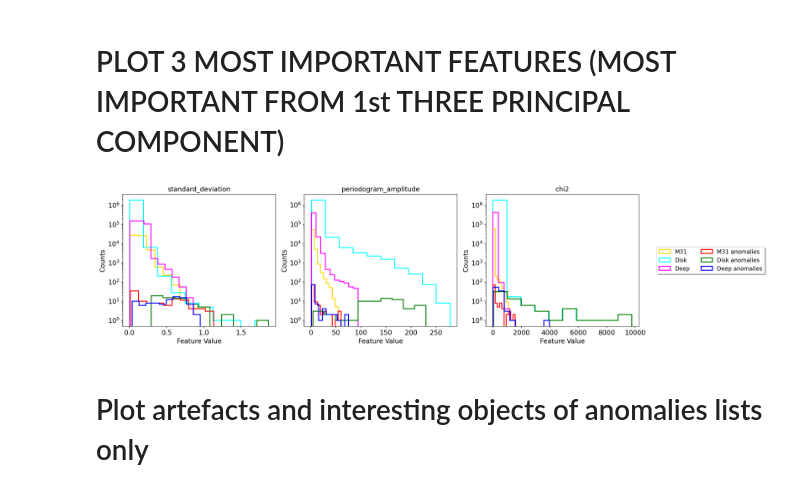
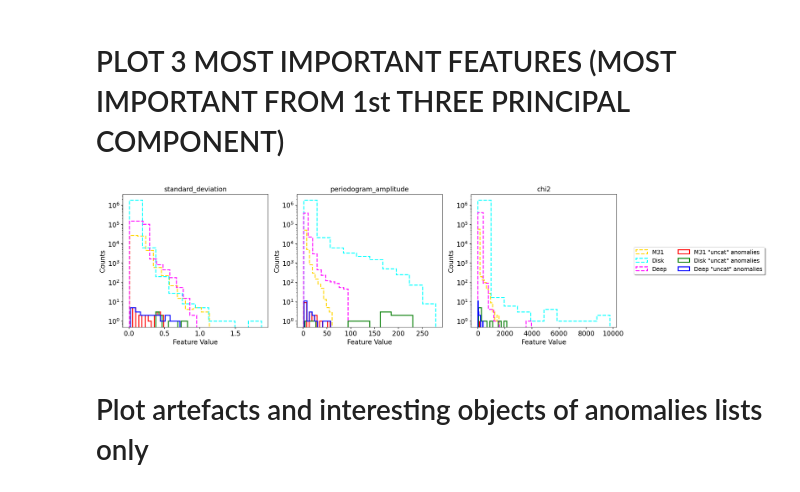
Before and after one commit to snad-space/zwad, a Jupyter notebook: notebooks/histograms_plot.ipynb, the cells around one changed output. Cells and saved outputs as stored; diff of their text form; code cells hidden in the pictures.

Commit message:
update plots + notebooks for 8/7/20 meeting

```diff
--- a/notebooks/histograms_plot.ipynb
+++ b/notebooks/histograms_plot.ipynb
@@ -39,9 +39,11 @@ deep_names = open('../data/feature_deep.name').read().split()
 deep_dtype = [(name, np.float32) for name in deep_names]
 deep_x = np.memmap('../data/feature_deep.dat', mode='r', dtype=deep_dtype, shape=deep_oid.shape)
 # %%
-m31_anom_tab = pd.read_csv('../data/m31_anomalies_table.csv', index_col='oid')
-disk_anom_tab = pd.read_csv('../data/disk_anomalies_table.csv', index_col='oid')
-deep_anom_tab = pd.read_csv('../data/deep_anomalies_table.csv', index_col='oid')
+# updated 08/03/20
+
+m31_anom_tab = pd.read_csv('../data/m31_expert_anomalies.csv', index_col='oid')
+disk_anom_tab = pd.read_csv('../data/disk_expert_anomalies.csv', index_col='oid')
+deep_anom_tab = pd.read_csv('../data/deep_expert_anomalies.csv', index_col='oid')
 # %%
 deep_anom_tab
 # %% [output]
@@ -62,18 +69,21 @@ deep_anom_tab
 # %%
-fig = plt.figure(figsize=(45, 55))
+fig = plt.figure(figsize=(35, 45))
 
 for i, f in enumerate(m31_names):
     ax = fig.add_subplot(7, 6, i+1) #42 features
 
-    plt.hist(m31_x['{}'.format(f)], histtype='step', color='gold', linewidth=2, label='M31')
-    plt.hist(disk_x['{}'.format(f)], histtype='step', color='cyan', linewidth=2, label='Disk')
-    plt.hist(deep_x['{}'.format(f)], histtype='step', color='magenta', linewidth=2, label='Deep')
+    plt.hist(m31_x['{}'.format(f)], histtype='step', color='gold',
+             linestyle='dashed', linewidth=2, label='M31')
+    plt.hist(disk_x['{}'.format(f)], histtype='step', color='cyan',
+             linestyle='dashed', linewidth=2, label='Disk')
+    plt.hist(deep_x['{}'.format(f)], histtype='step', color='magenta',
+             linestyle='dashed', linewidth=2, label='Deep')
     plt.hist(m31_anom_tab['{}'.format(f)], histtype='step', color='red',
-             alpha=1, linewidth=2, label='M31 anomalies')
+             alpha=1, linewidth=2, label='M31 "uncat" anomalies')
     plt.hist(disk_anom_tab['{}'.format(f)], histtype='step', color='green',
-             alpha=1, linewidth=2, label='Disk anomalies')
+             alpha=1, linewidth=2, label='Disk "uncat" anomalies')
     plt.hist(deep_anom_tab['{}'.format(f)], histtype='step', color='blue',
-             alpha=1, linewidth=2, label='Deep anomalies')
+             alpha=1, linewidth=2, label='Deep "uncat" anomalies')
 
     ax.set_title(r'{}'.format(f), fontsize=14)
     ax.set_ylabel('Counts', fontsize=14)
@@ -85,5 +95,5 @@ for i, f in enumerate(m31_names):
 plt.legend(loc='center left', bbox_to_anchor=(-3.2, -0.3), ncol=2, fancybox=True, shadow=True, fontsize=14)
 
 fig.tight_layout()
-fig.savefig('../figs/histograms/all_features_histogram_with_anomalies.png', format='png', bbox_inches='tight', dpi=400)
+fig.savefig('../figs/histograms/all_features_histogram_uncat_anomalies.png', format='png', bbox_inches='tight', dpi=300)
 # %% [output]
@@ -95,32 +105,35 @@ three_most_important_features = ['standard_deviation', 'periodogram_amplitude',
 # %%
 fig = plt.figure(figsize=(20, 5))
 
 for i, f in enumerate(three_most_important_features):
     ax = fig.add_subplot(1, 3, i+1) #3 features
 
-    plt.hist(m31_x['{}'.format(f)], histtype='step', color='gold', linewidth=2, label='M31')
-    plt.hist(disk_x['{}'.format(f)], histtype='step', color='cyan', linewidth=2, label='Disk')
-    plt.hist(deep_x['{}'.format(f)], histtype='step', color='magenta', linewidth=2, label='Deep')
+    plt.hist(m31_x['{}'.format(f)], histtype='step', color='gold',
+             linestyle='dashed', linewidth=2, label='M31')
+    plt.hist(disk_x['{}'.format(f)], histtype='step', color='cyan',
+             linestyle='dashed', linewidth=2, label='Disk')
+    plt.hist(deep_x['{}'.format(f)], histtype='step', color='magenta',
+             linestyle='dashed', linewidth=2, label='Deep')
     plt.hist(m31_anom_tab['{}'.format(f)], histtype='step', color='red',
-             alpha=1, linewidth=2, label='M31 anomalies')
+             alpha=1, linewidth=2, label='M31 "uncat" anomalies')
     plt.hist(disk_anom_tab['{}'.format(f)], histtype='step', color='green',
-             alpha=1, linewidth=2, label='Disk anomalies')
+             alpha=1, linewidth=2, label='Disk "uncat" anomalies')
     plt.hist(deep_anom_tab['{}'.format(f)], histtype='step', color='blue',
-             alpha=1, linewidth=2, label='Deep anomalies')
+             alpha=1, linewidth=2, label='Deep "uncat" anomalies')
 
     ax.set_title(r'{}'.format(f), fontsize=14)
     ax.set_ylabel('Counts', fontsize=14)
     ax.set_xlabel('Feature Value', fontsize=14)
     ax.set_yscale('log')
     ax.tick_params(labelsize=14)
     #ax.legend(loc='best')
 
 plt.legend(loc='center left', bbox_to_anchor=(1.1, 0.5), ncol=2, fancybox=True, shadow=True, fontsize=12)
 
 fig.tight_layout()
-fig.savefig('../figs/histograms/three_most_important_features.png', format='png', bbox_inches='tight', dpi=300)
+fig.savefig('../figs/histograms/three_most_important_features_uncat_anomalies.png', format='png', bbox_inches='tight', dpi=300)
 # %% [output]
-[figure, old version]
+[figure, new version]
 # %% [markdown]
 # Plot artefacts and interesting objects of anomalies lists only
 # %%
```
Also changed, not shown: parts of 3 cells of this notebook, 11 other files.
